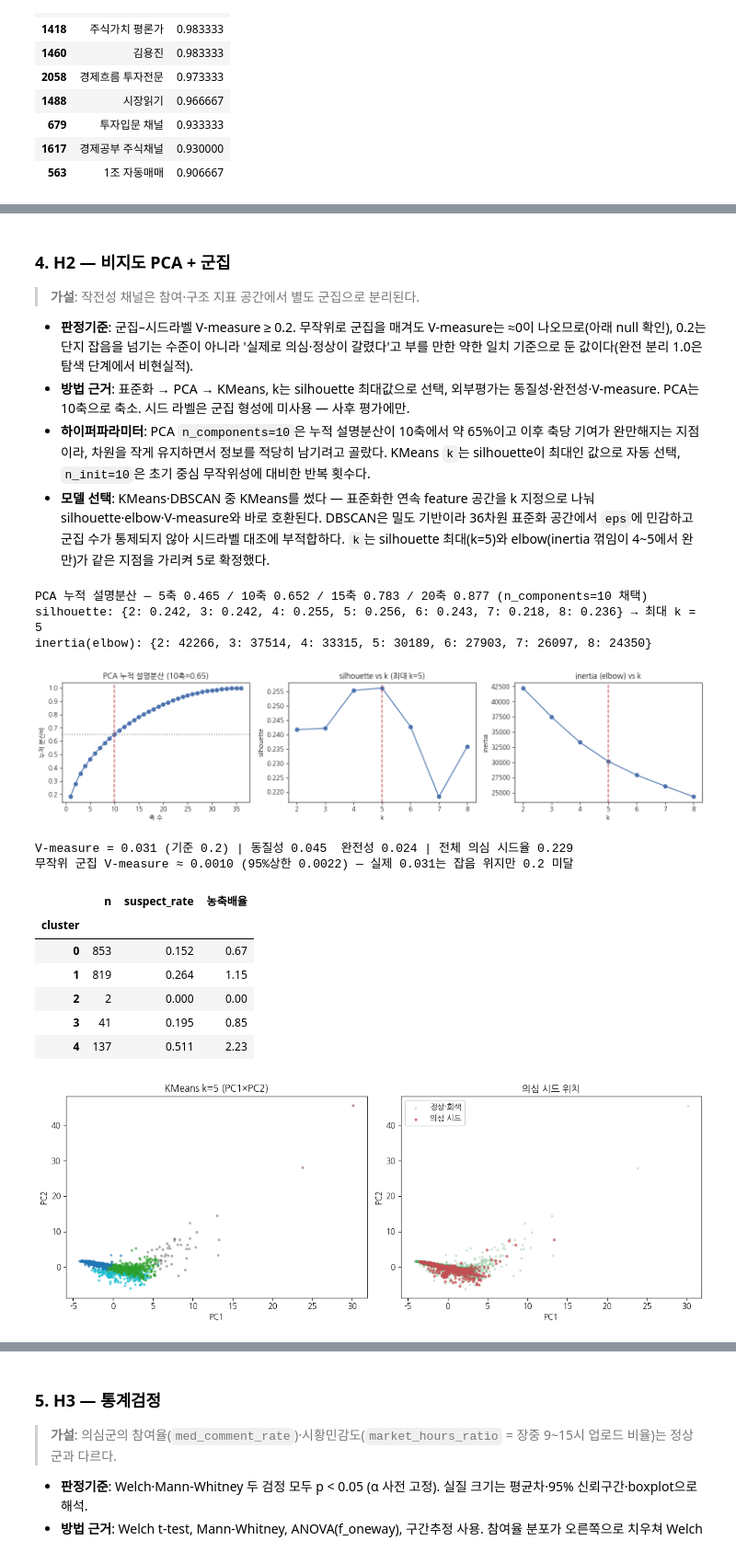
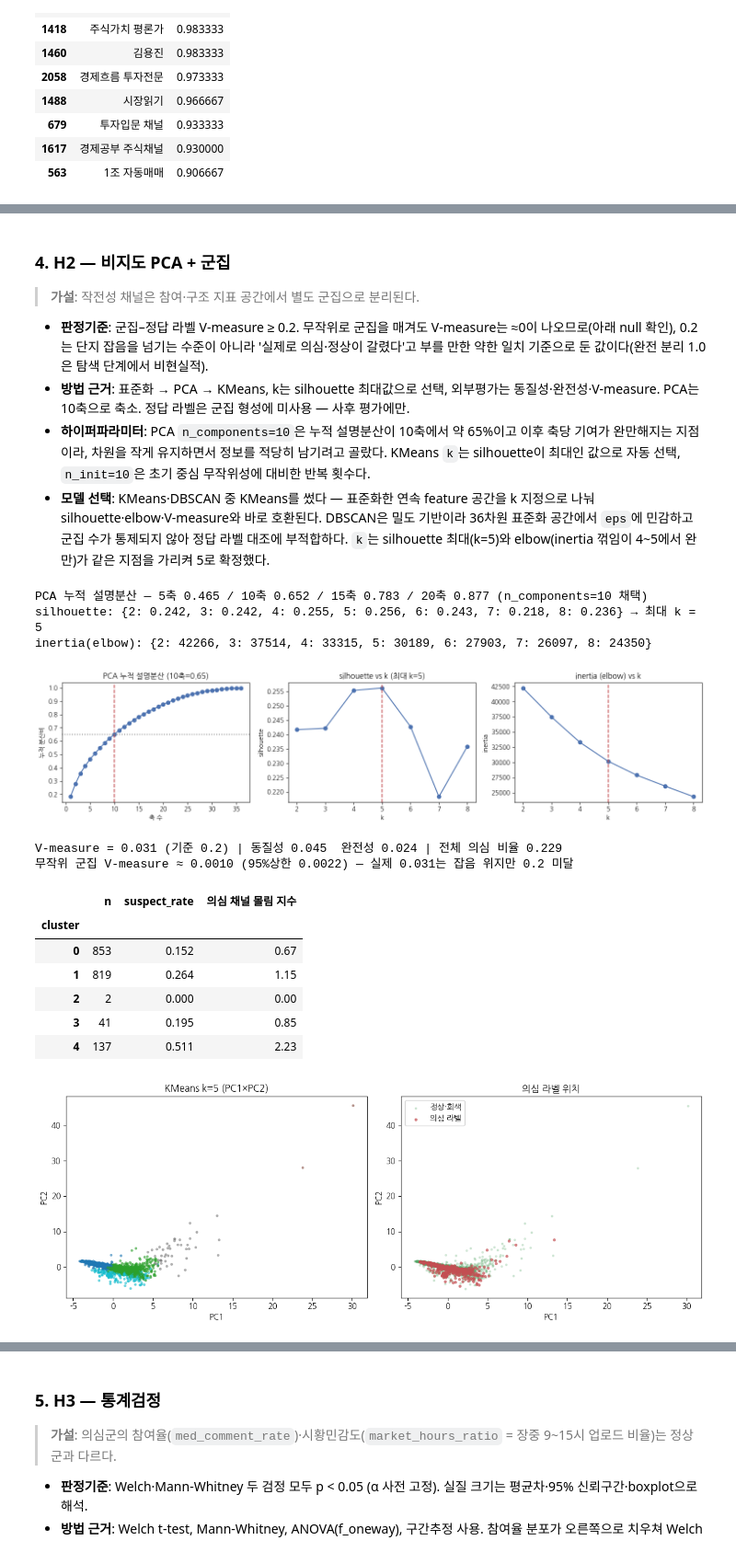
Before and after one commit to songyaeji/StockGuard_for_YouTube, a Jupyter notebook: notebooks/modeling.ipynb, the cells around one changed output, grey strips where cells are left out. Shown at 92% size. Drawn from its saved outputs; the diff is of its cells as text; code cells hidden in the pictures.

```diff
--- a/notebooks/modeling.ipynb
+++ b/notebooks/modeling.ipynb
@@ -326,10 +326,10 @@ display(cf.loc[um].nlargest(8, 'rf_score')[['title', 'rf_score']])
 ### **4. H2 — 비지도 PCA + 군집**
 
 > **가설**: 작전성 채널은 참여·구조 지표 공간에서 별도 군집으로 분리된다.
-- **판정기준**: 군집–시드라벨 V-measure ≥ 0.2. 무작위로 군집을 매겨도 V-measure는 ≈0이 나오므로(아래 null 확인), 0.2는 단지 잡음을 넘기는 수준이 아니라 '실제로 의심·정상이 갈렸다'고 부를 만한 약한 일치 기준으로 둔 값이다(완전 분리 1.0은 탐색 단계에서 비현실적).
-- **방법 근거**: 표준화 → PCA → KMeans, k는 silhouette 최대값으로 선택, 외부평가는 동질성·완전성·V-measure. PCA는 10축으로 축소. 시드 라벨은 군집 형성에 미사용 — 사후 평가에만.
+- **판정기준**: 군집–정답 라벨 V-measure ≥ 0.2. 무작위로 군집을 매겨도 V-measure는 ≈0이 나오므로(아래 null 확인), 0.2는 단지 잡음을 넘기는 수준이 아니라 '실제로 의심·정상이 갈렸다'고 부를 만한 약한 일치 기준으로 둔 값이다(완전 분리 1.0은 탐색 단계에서 비현실적).
+- **방법 근거**: 표준화 → PCA → KMeans, k는 silhouette 최대값으로 선택, 외부평가는 동질성·완전성·V-measure. PCA는 10축으로 축소. 정답 라벨은 군집 형성에 미사용 — 사후 평가에만.
 - **하이퍼파라미터**: PCA `n_components=10`은 누적 설명분산이 10축에서 약 65%이고 이후 축당 기여가 완만해지는 지점이라, 차원을 작게 유지하면서 정보를 적당히 남기려고 골랐다. KMeans `k`는 silhouette이 최대인 값으로 자동 선택, `n_init=10`은 초기 중심 무작위성에 대비한 반복 횟수다.
-- **모델 선택**: KMeans·DBSCAN 중 KMeans를 썼다 — 표준화한 연속 feature 공간을 k 지정으로 나눠 silhouette·elbow·V-measure와 바로 호환된다. DBSCAN은 밀도 기반이라 36차원 표준화 공간에서 `eps`에 민감하고 군집 수가 통제되지 않아 시드라벨 대조에 부적합하다. `k`는 silhouette 최대(k=5)와 elbow(inertia 꺾임이 4~5에서 완만)가 같은 지점을 가리켜 5로 확정했다.
+- **모델 선택**: KMeans·DBSCAN 중 KMeans를 썼다 — 표준화한 연속 feature 공간을 k 지정으로 나눠 silhouette·elbow·V-measure와 바로 호환된다. DBSCAN은 밀도 기반이라 36차원 표준화 공간에서 `eps`에 민감하고 군집 수가 통제되지 않아 정답 라벨 대조에 부적합하다. `k`는 silhouette 최대(k=5)와 elbow(inertia 꺾임이 4~5에서 완만)가 같은 지점을 가리켜 5로 확정했다.
 # %%
 from sklearn.cluster import KMeans
 from sklearn.decomposition import PCA
@@ -338,7 +338,7 @@ from sklearn.metrics import silhouette_score, v_measure_score, homogeneity_score
 Z = StandardScaler().fit_transform(cf[X_cols].fillna(med))
 pca = PCA(n_components=10, random_state=42)
 Zp = pca.fit_transform(Z)
-_cum = np.cumsum(PCA(random_state=42).fit(Z).explained_variance_ratio_)   # 축수 근거: 누적 설명분산
+_cum = np.cumsum(PCA(random_state=42).fit(Z).explained_variance_ratio_)   # 축 개수 근거: 누적 설명분산
 print('PCA 누적 설명분산 — 5축 %.3f / 10축 %.3f / 15축 %.3f / 20축 %.3f (n_components=10 채택)'
       % (_cum[4], _cum[9], _cum[14], _cum[19]))
 
@@ -365,39 +365,39 @@ dx[2].set_title('inertia (elbow) vs k'); dx[2].set_xlabel('k'); dx[2].set_ylabel
 plt.tight_layout(); plt.show()
 
 km = KMeans(n_clusters=best_k, n_init=10, random_state=42).fit(Zp)
 cf['cluster'] = km.labels_
 
 lm = cf['seed'] != 'unlabeled'
 y_true = (cf.loc[lm, 'seed'] == 'suspect').astype(int)
 vm   = v_measure_score(y_true, cf.loc[lm, 'cluster'])      # 외부평가: 동질성·완전성 조화평균
 homo = homogeneity_score(y_true, cf.loc[lm, 'cluster'])    # 각 군집이 한 클래스만 담나
 comp = completeness_score(y_true, cf.loc[lm, 'cluster'])   # 한 클래스가 한 군집에 모이나
 base_rate = (cf.loc[lm, 'seed'] == 'suspect').mean()
-print(f'V-measure = {vm:.3f} (기준 0.2) | 동질성 {homo:.3f}  완전성 {comp:.3f} | 전체 의심 시드율 {base_rate:.3f}')
+print(f'V-measure = {vm:.3f} (기준 0.2) | 동질성 {homo:.3f}  완전성 {comp:.3f} | 전체 의심 비율 {base_rate:.3f}')
 _rng = np.random.default_rng(42)                          # null: 무작위 군집의 V-measure 기대값 (0.2 문턱 근거)
 _null = [v_measure_score(y_true, _rng.integers(0, best_k, size=len(y_true))) for _ in range(200)]
 print(f'무작위 군집 V-measure ≈ {np.mean(_null):.4f} (95%상한 {np.quantile(_null, 0.95):.4f}) — 실제 {vm:.3f}는 잡음 위지만 0.2 미달')
 tbl = cf[lm].groupby('cluster').agg(n=('seed', 'size'), suspect_rate=('seed', lambda s: (s == 'suspect').mean()))
-tbl['농축배율'] = (tbl['suspect_rate'] / base_rate).round(2)
+tbl['의심 채널 몰림 지수'] = (tbl['suspect_rate'] / base_rate).round(2)
 display(tbl.round(3))
 
 fig, ax = plt.subplots(1, 2, figsize=(12, 4.5))
 ax[0].scatter(Zp[:, 0], Zp[:, 1], c=km.labels_, cmap='tab10', s=6, alpha=0.5)
 ax[0].set_title(f'KMeans k={best_k} (PC1×PC2)')
 sus_m = (cf['seed'] == 'suspect').values
 ax[1].scatter(Zp[~sus_m, 0], Zp[~sus_m, 1], s=5, alpha=0.2, color='#55a868', label='정상·회색')
-ax[1].scatter(Zp[sus_m, 0], Zp[sus_m, 1], s=8, alpha=0.6, color='#c44e52', label='의심 시드')
-ax[1].set_title('의심 시드 위치'); ax[1].legend()
+ax[1].scatter(Zp[sus_m, 0], Zp[sus_m, 1], s=8, alpha=0.6, color='#c44e52', label='의심 라벨')
+ax[1].set_title('의심 라벨 위치'); ax[1].legend()
 for a in ax: a.set_xlabel('PC1'); a.set_ylabel('PC2')
 plt.tight_layout(); plt.show()
 # %% [output]
 PCA 누적 설명분산 — 5축 0.465 / 10축 0.652 / 15축 0.783 / 20축 0.877 (n_components=10 채택)
 silhouette: {2: 0.242, 3: 0.242, 4: 0.255, 5: 0.256, 6: 0.243, 7: 0.218, 8: 0.236} → 최대 k = 5
 inertia(elbow): {2: 42266, 3: 37514, 4: 33315, 5: 30189, 6: 27903, 7: 26097, 8: 24350}
 [figure]
-V-measure = 0.031 (기준 0.2) | 동질성 0.045  완전성 0.024 | 전체 의심 시드율 0.229
+V-measure = 0.031 (기준 0.2) | 동질성 0.045  완전성 0.024 | 전체 의심 비율 0.229
 무작위 군집 V-measure ≈ 0.0010 (95%상한 0.0022) — 실제 0.031는 잡음 위지만 0.2 미달
-|  | n | suspect_rate | 농축배율 |
+|  | n | suspect_rate | 의심 채널 몰림 지수 |
 | cluster |  |  |  |
 | 0 | 853 | 0.152 | 0.67 |
 | 1 | 819 | 0.264 | 1.15 |
```
Also changed, not shown: parts of 14 cells of this notebook, 2 other files.
